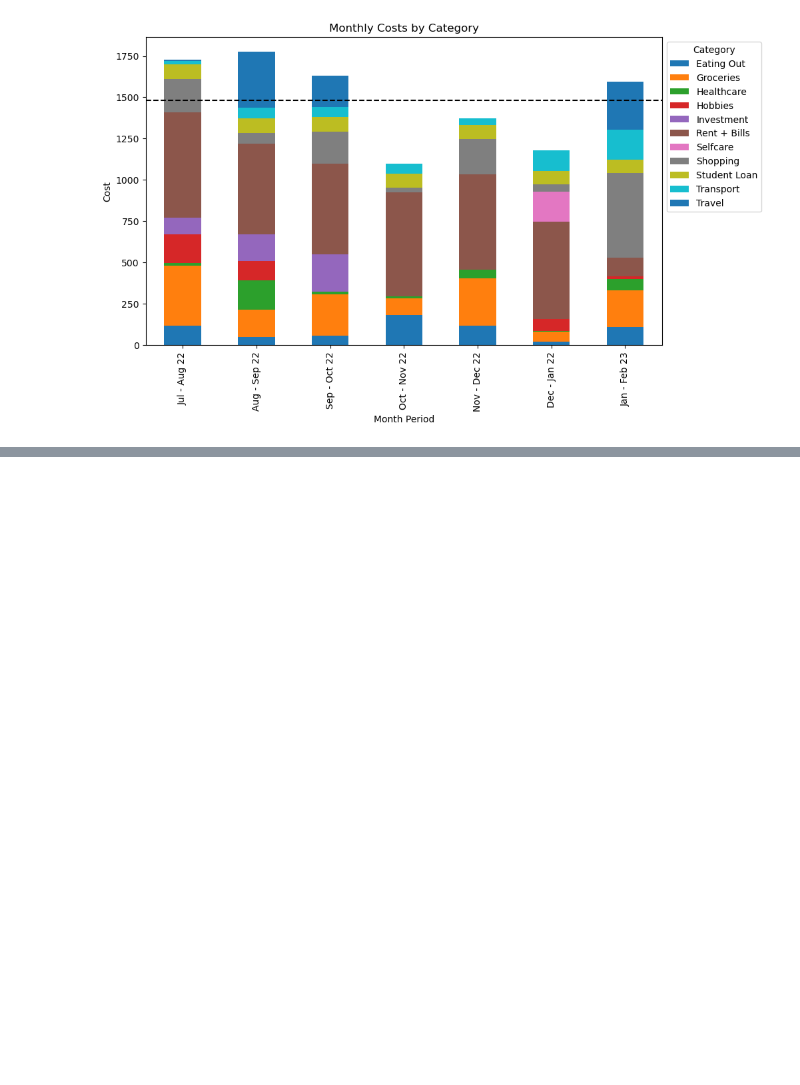
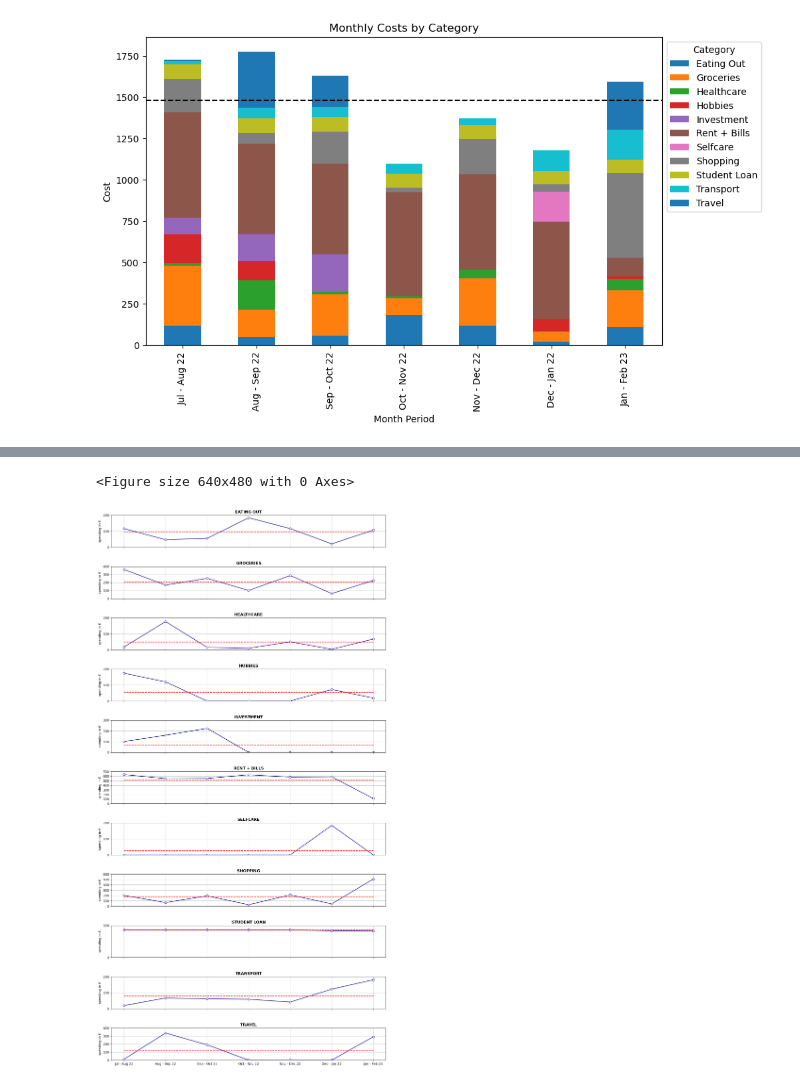
Before and after one commit to TechLabs-Berlin/wt23-sesame, a Jupyter notebook: notebooks/For_WD.ipynb, the cells around one changed output, grey strips where cells are left out. Saved outputs shown, nothing was run; the diff lists cells and outputs as text; code cells hidden in the pictures; blank space fills up the shorter version.

```diff
--- a/notebooks/For_WD.ipynb
+++ b/notebooks/For_WD.ipynb
@@ -205,0 +236,46 @@ plt.show()
+# %%
+#reset index and melt the entire dataframe
+month_period_category_costs.reset_index(inplace=True)
+df_moths_sum_Cat= month_period_category_costs.melt(id_vars="Month_period")
+
+#recall the initial index
+df_moths_sum_Cat.set_index("Month_period",inplace=True)
+
+#call the unique category names
+unique_Cat= df_moths_sum_Cat.Category.unique().tolist()
+
+#reacll the index
+month_period_category_costs.set_index("Month_period", inplace=True)
+month_period_category_costs
+
+#replace NaN by zero, so those are displayed
+df_moths_sum_Cat.fillna(0,inplace=True)
+# %%
+plt.suptitle("Spendings per months", fontsize=18, y=0.95)
+
+fig, axs = plt.subplots(len(unique_Cat), sharex=True,figsize=(15, 30))
+# loop through the length of tickers and keep track of index
+for n, ticker in enumerate(unique_Cat):
+    # add a new subplot iteratively
+    ax = plt.subplot(len(unique_Cat),1, n + 1)
+
+    # filter df and plot ticker on the new subplot axis
+    df_moths_sum_Cat[df_moths_sum_Cat["Category"] == ticker].plot(ax=ax,marker="o",markerfacecolor="white",markeredgecolor="darkblue",color="darkblue")
+
+    x = df_moths_sum_Cat[df_moths_sum_Cat["Category"] == unique_Cat[0]].index.to_list()
+    y = [df_moths_sum_Cat[df_moths_sum_Cat["Category"] == ticker]["value"].mean()]*len(df_moths_sum_Cat[df_moths_sum_Cat["Category"] == ticker].index)
+    plt.plot(x,y,'--',color="red")
+
+    plt.subplots_adjust(hspace = 0.6)
+    plt.ylim(0, math.ceil(df_moths_sum_Cat[df_moths_sum_Cat["Category"] == ticker].value.max()/100)*100)
+
+    #chart formatting
+    ax.set_title(ticker.upper(),fontweight="bold")
+    ax.set_yticks(np.arange(0,ax.get_ylim()[1]+100,100))
+    ax.get_legend().remove()
+    ax.grid(True)
+    ax.set_xlabel("")
+    ax.set_ylabel("spending in €")
+# %% [output]
+<Figure size 640x480 with 0 Axes>
+[figure, added]
```
Also changed, not shown: parts of 17 cells of this notebook, 3 other files.
